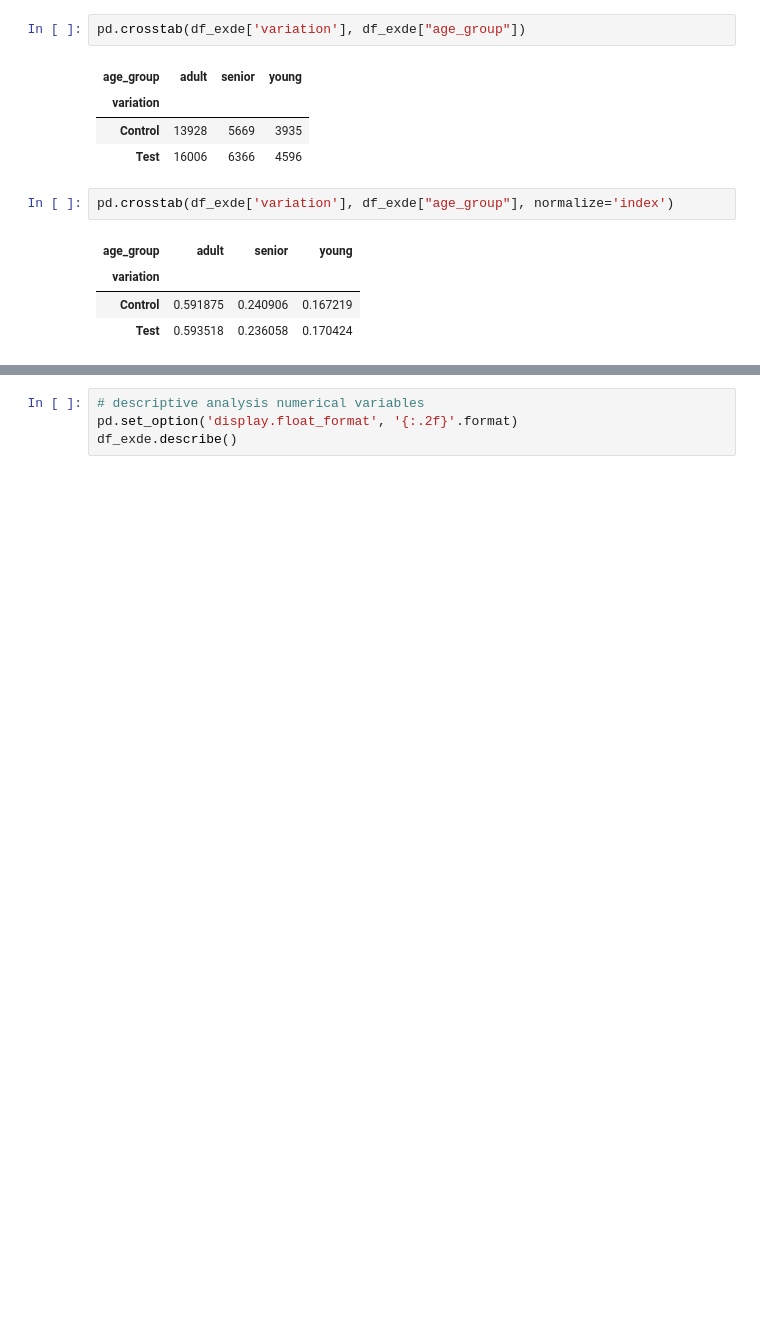
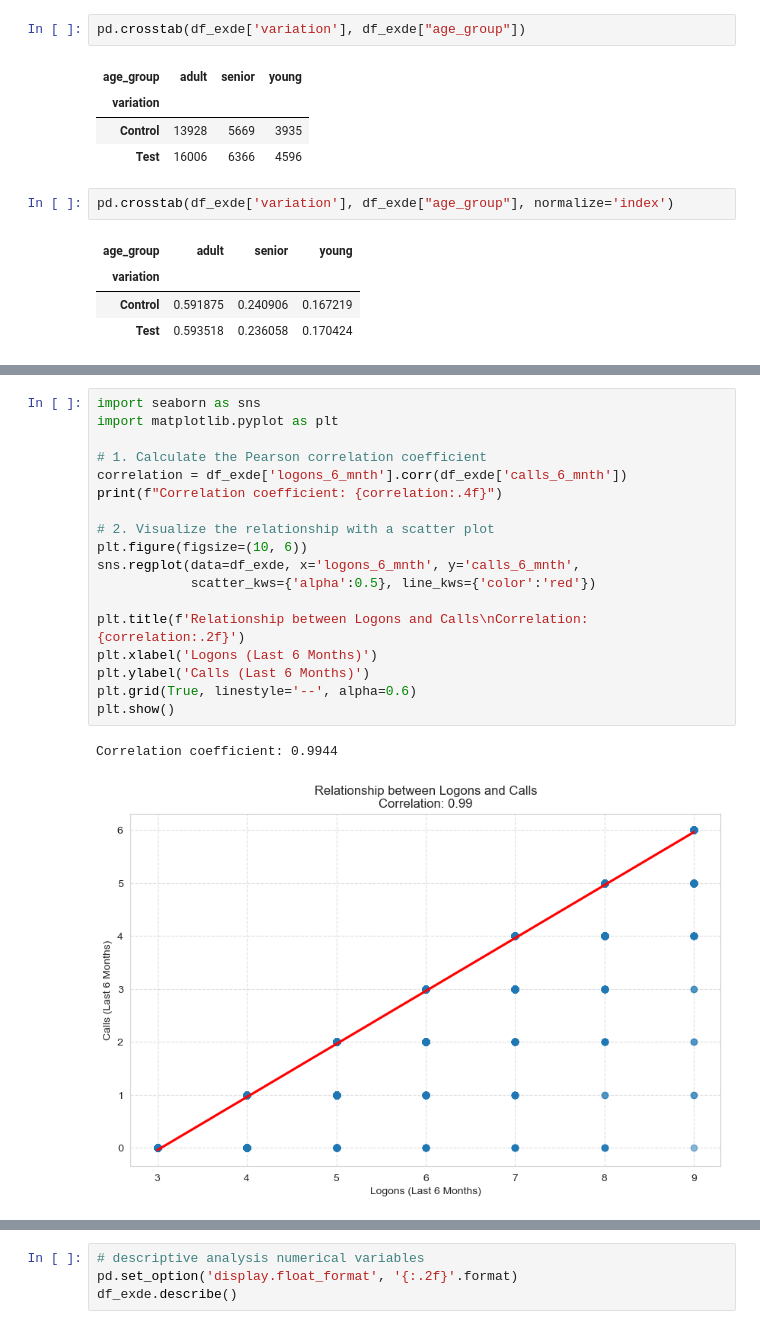
Before and after one commit to helenakrenzlin/vanguard-ab-test, a Jupyter notebook: data-cleaning-exde.ipynb, the cells around one changed output, grey strips where cells are left out. Saved outputs shown, nothing was run; the diff lists cells and outputs as text; blank space fills up the shorter version.

Commit message:
Last changes

```diff
--- a/data-cleaning-exde.ipynb
+++ b/data-cleaning-exde.ipynb
@@ -284,0 +299,21 @@ pd.crosstab(df_exde['variation'], df_exde["age_group"], normalize='index')
+# %%
+import seaborn as sns
+import matplotlib.pyplot as plt
+
+# 1. Calculate the Pearson correlation coefficient
+correlation = df_exde['logons_6_mnth'].corr(df_exde['calls_6_mnth'])
+print(f"Correlation coefficient: {correlation:.4f}")
+
+# 2. Visualize the relationship with a scatter plot
+plt.figure(figsize=(10, 6))
+sns.regplot(data=df_exde, x='logons_6_mnth', y='calls_6_mnth',
+            scatter_kws={'alpha':0.5}, line_kws={'color':'red'})
+
+plt.title(f'Relationship between Logons and Calls\nCorrelation: {correlation:.2f}')
+plt.xlabel('Logons (Last 6 Months)')
+plt.ylabel('Calls (Last 6 Months)')
+plt.grid(True, linestyle='--', alpha=0.6)
+plt.show()
+# %% [output]
+Correlation coefficient: 0.9944
+[figure, added]
```
Also changed, not shown: parts of 15 cells of this notebook, 10 other files.
